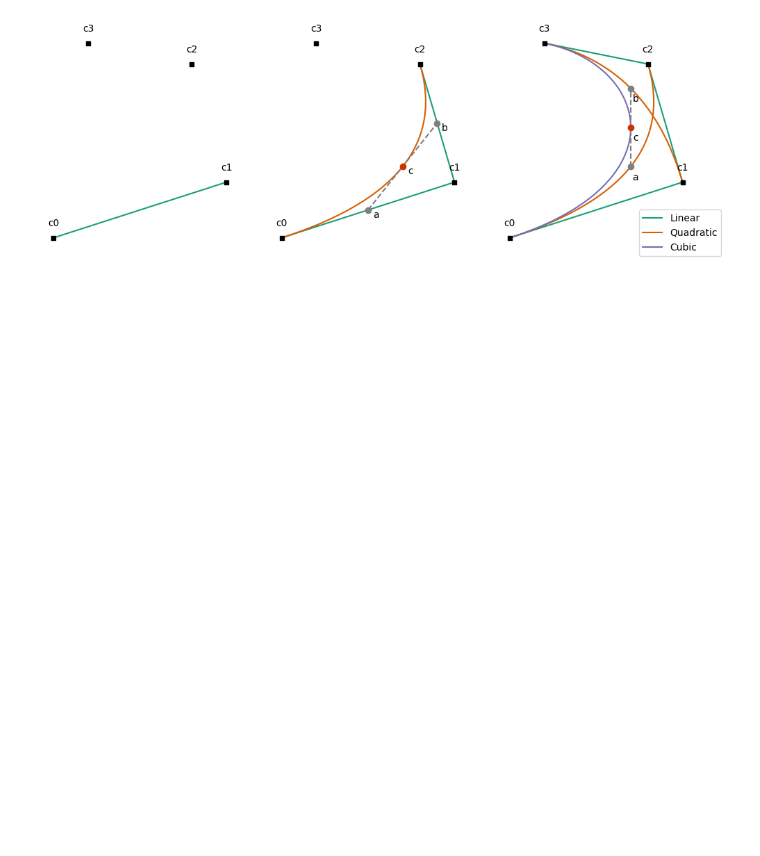
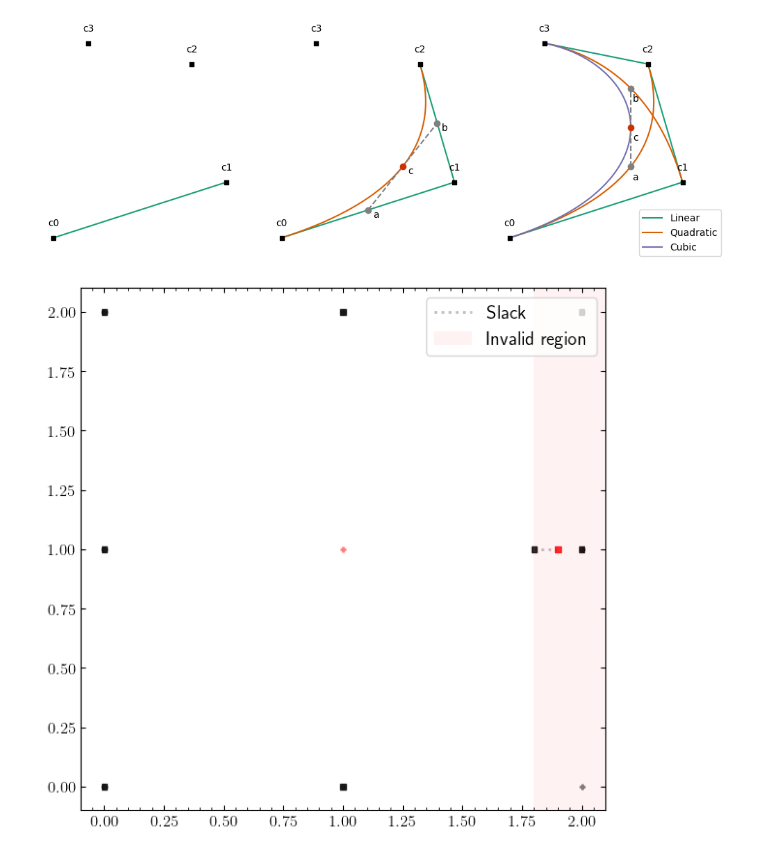
Before and after one commit to joasiee/elastix, a Jupyter notebook: experiments/notebooks/plots.ipynb, the cells around one changed output. Cells and saved outputs as stored; diff of their text form; code cells hidden in the pictures; blank space fills up the shorter version.

```diff
--- a/experiments/notebooks/plots.ipynb
+++ b/experiments/notebooks/plots.ipynb
@@ -105,0 +110,26 @@ plt.savefig("img/bezier.pgf")
+# %%
+grid_size = 3
+grid_spacing = [1, 1]
+grid_origin = [-0.5, -0.5]
+cpoints = np.zeros((grid_size, grid_size, 2))
+cpoints[:, :, 0] = np.arange(grid_size)
+cpoints[:, :, 1] = np.arange(grid_size)[:, np.newaxis]
+
+cpoints[1, 1] = [1.9, 1.0]
+cpoints[0, 2] = [1.8, 1.0]
+
+colors = ["black" for _ in range(grid_size**2)]
+colors[4] = "red"
+
+plot_cpoints(cpoints, grid_spacing, grid_origin, colors=colors, alpha=0.5)
+plt.plot([1.9, 1.8], [1.0, 1.0], ':', c='grey', zorder=-100, alpha=0.5, label="Slack")
+plt.fill_between([1.8, 2.5], -0.5, 2.5, color='red', alpha=0.05, linewidth=0, label="Invalid region")
+
+plt.xlim(-0.1, 2.1)
+plt.ylim(-0.1, 2.1)
+
+plt.legend(loc="upper right", prop={'size': 14})
+
+plt.savefig("example_horizontal.pdf")
+# %% [output]
+[figure, added]
```
Also changed, not shown: parts of 2 cells of this notebook, 8 other files.
